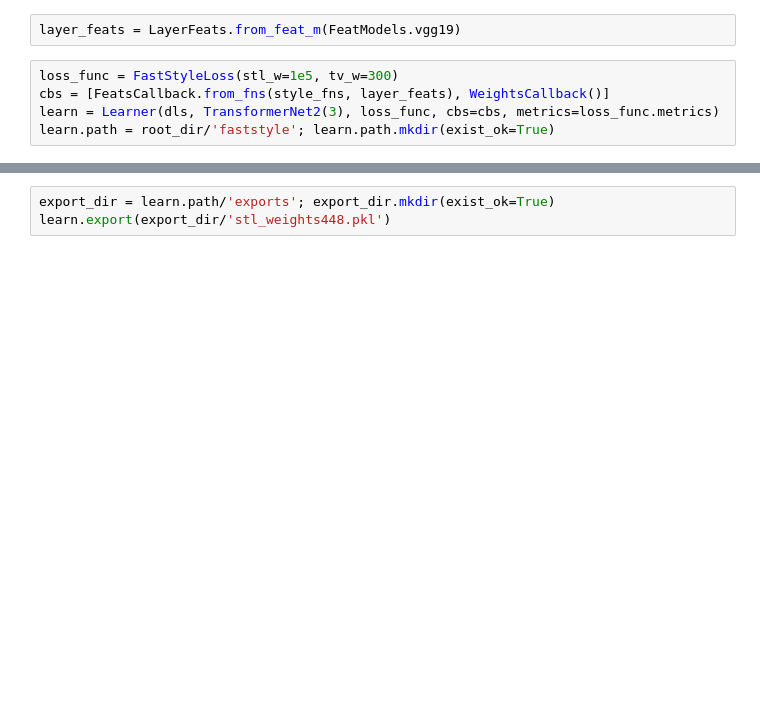
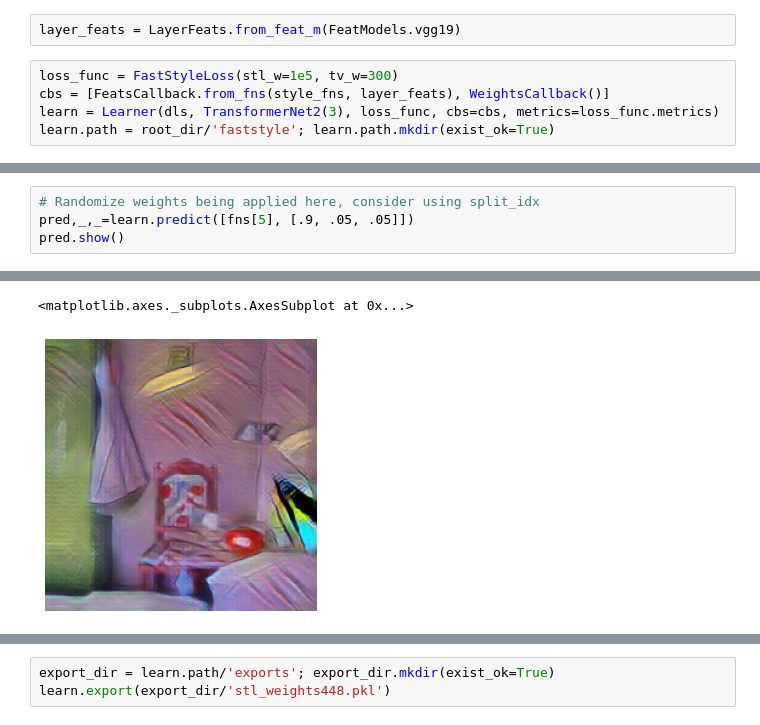
Before and after one commit to lgvaz/faststyle, a Jupyter notebook: examples/style_weigths.ipynb, the cells around one changed output, grey strips where cells are left out. Drawn from its saved outputs; the diff is of its cells as text; blank space fills up the shorter version.

```diff
--- a/examples/style_weigths.ipynb
+++ b/examples/style_weigths.ipynb
@@ -67,0 +85,5 @@ learn = load_learner(root_dir/f'faststyle/exports/{mname}')
+# %%
+# Randomize weights being applied here, consider using split_idx
+pred,_,_=learn.predict([fns[5], [.9, .05, .05]])
+pred.show()
+# %% [output]
@@ -68 +91,3 @@ learn = load_learner(root_dir/f'faststyle/exports/{mname}')
+<matplotlib.axes._subplots.AxesSubplot at 0x...>
+[figure, added]
 # %%
```
Also changed, not shown: parts of 20 cells of this notebook, 6 other files.
